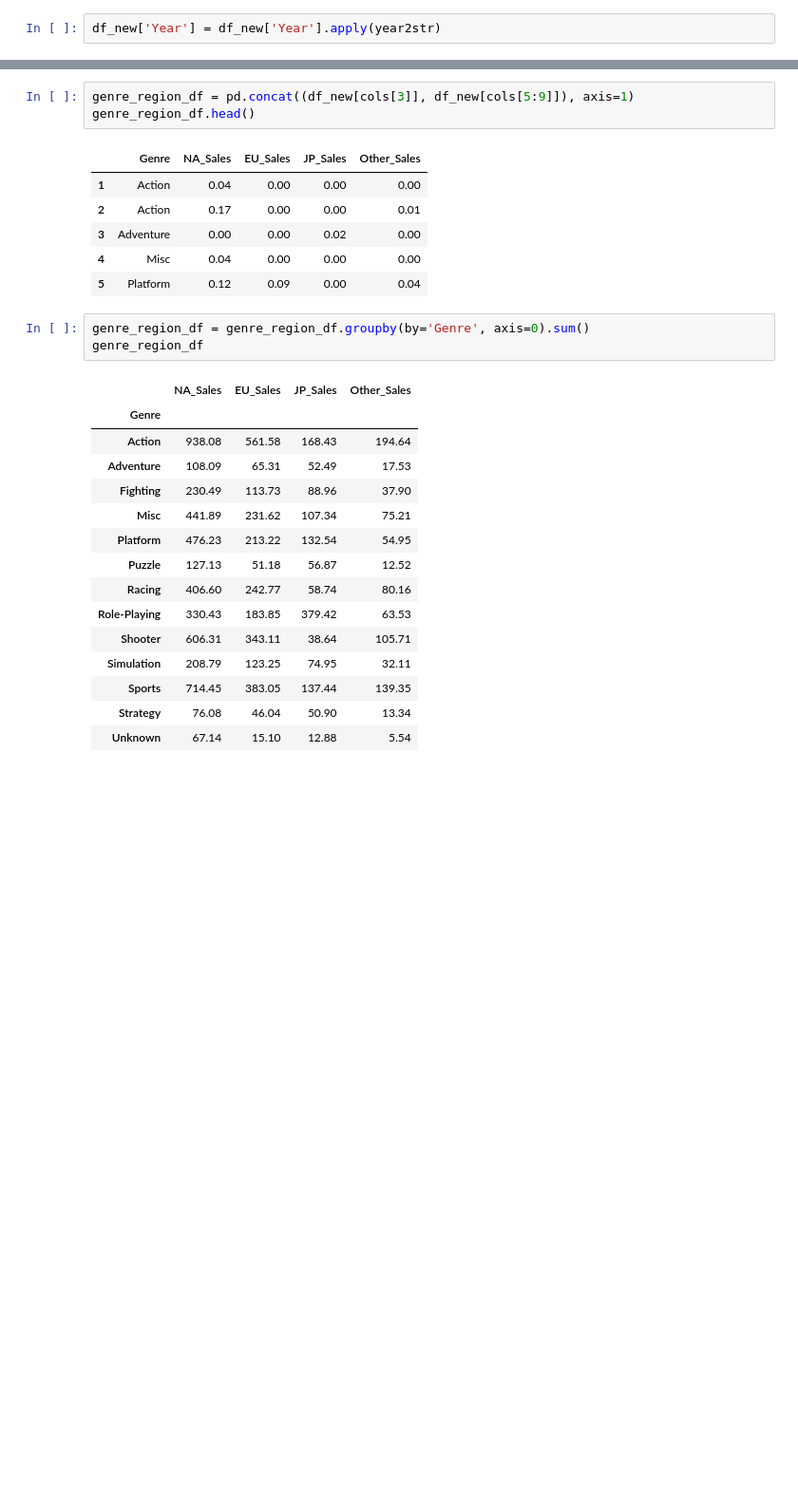
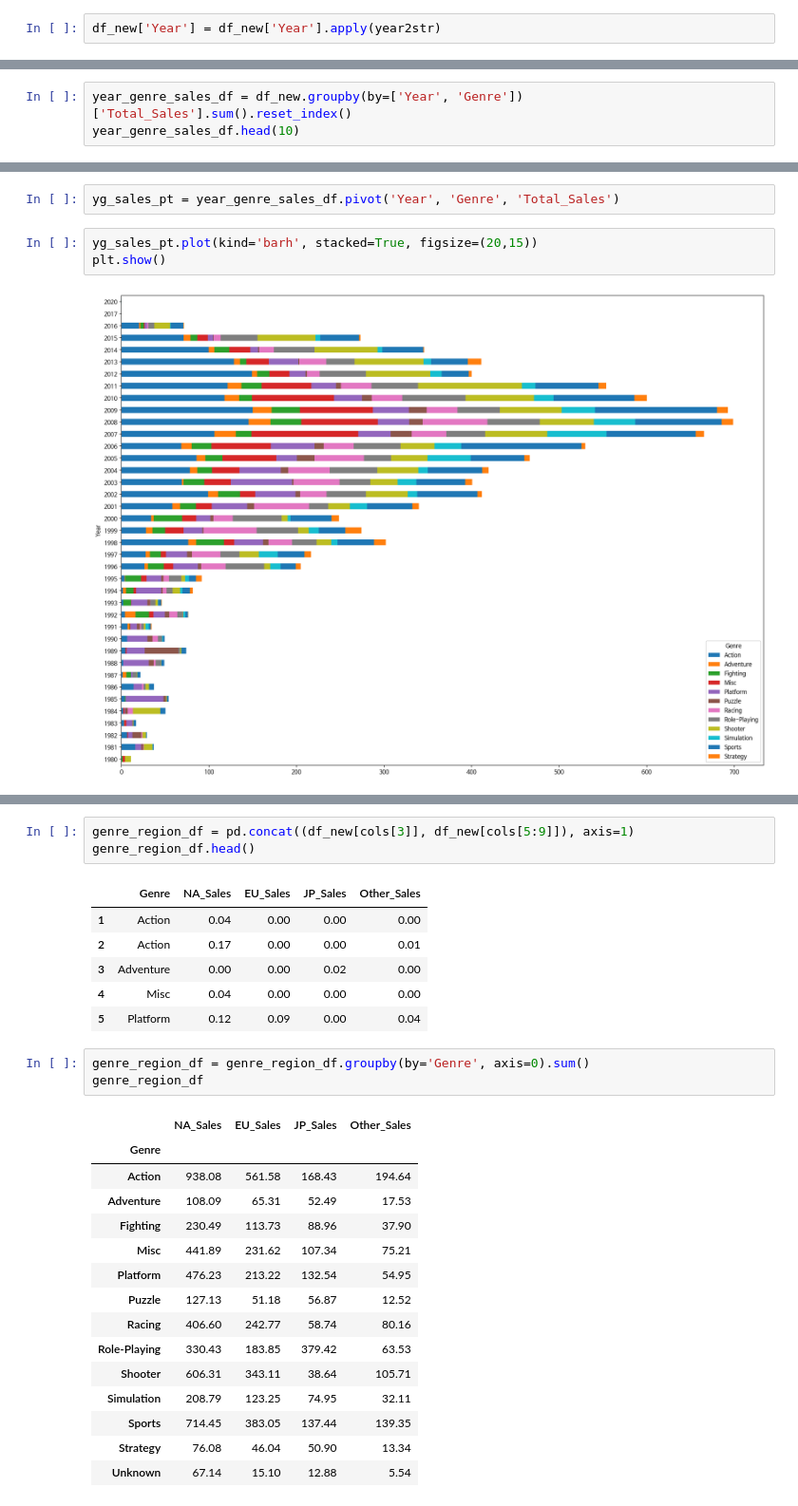
Before and after one commit to comsa33/AI_07_session_1_project_-, a Jupyter notebook: ai_07_이루오.ipynb, the cells around one changed output, grey strips where cells are left out. Shown at 95% size. Drawn from its saved outputs; the diff is of its cells as text; blank space fills up the shorter version.

```diff
--- a/ai_07_이루오.ipynb
+++ b/ai_07_이루오.ipynb
@@ -279,0 +276,3 @@ plt.show()
+# %%
+year_genre_sales_df = df_new.groupby(by=['Year', 'Genre'])['Total_Sales'].sum().reset_index()
+year_genre_sales_df.head(10)
@@ -279,0 +291,7 @@ plt.show()
+# %%
+yg_sales_pt = year_genre_sales_df.pivot('Year', 'Genre', 'Total_Sales')
+# %%
+yg_sales_pt.plot(kind='barh', stacked=True, figsize=(20,15))
+plt.show()
+# %% [output]
+[figure, added]
```
Also changed, not shown: parts of 19 cells of this notebook.
